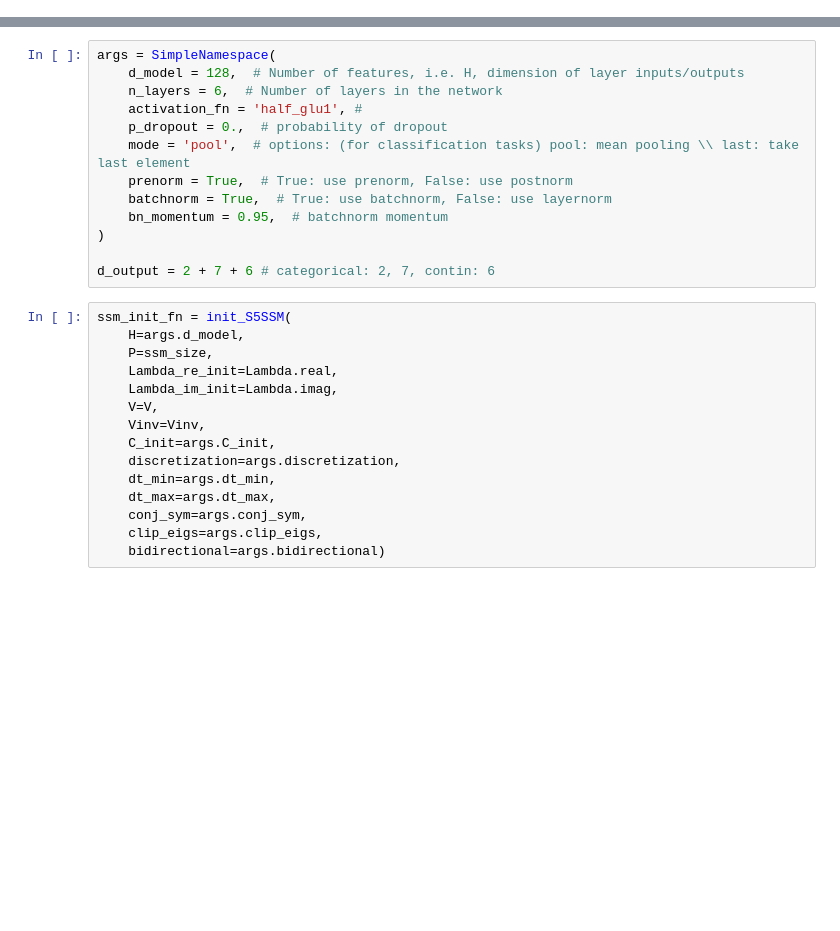
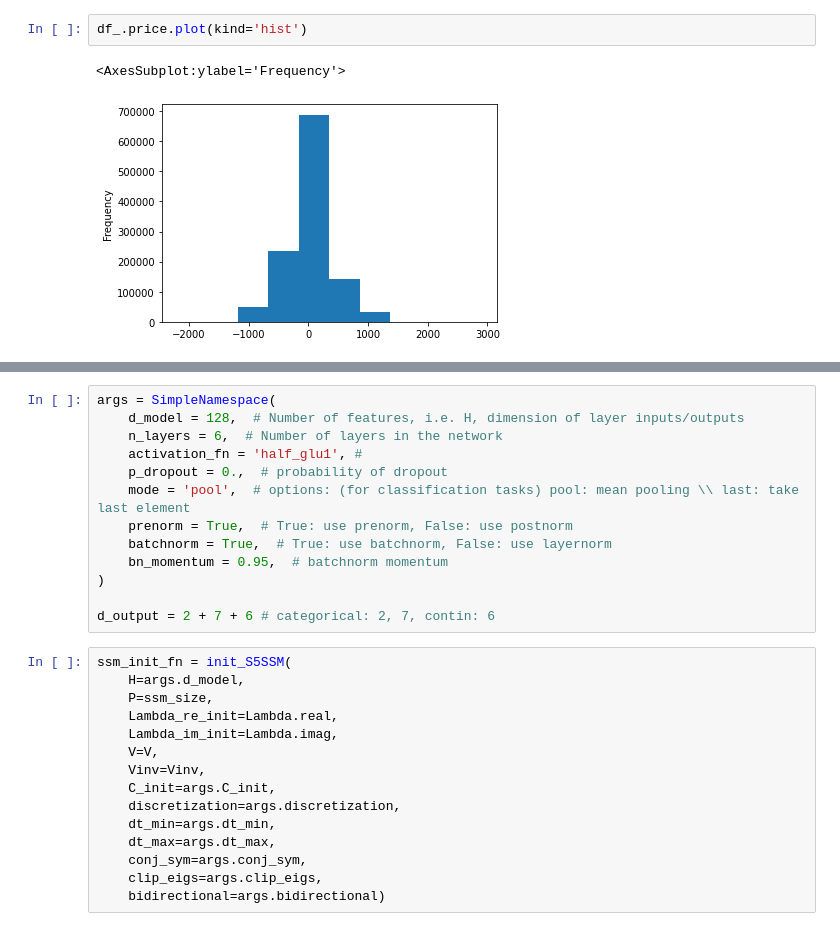
Before and after one commit to saschafrey/LOBS5_Prediction, a Jupyter notebook: lob/lobster_preproc.ipynb, the cells around one changed output, grey strips where cells are left out. Saved outputs shown, nothing was run; the diff lists cells and outputs as text; blank space fills up the shorter version.

```diff
--- a/lob/lobster_preproc.ipynb
+++ b/lob/lobster_preproc.ipynb
@@ -16,0 +260,5 @@ df = pd.read_csv(
+# %%
+df_.price.plot(kind='hist')
+# %% [output]
+<AxesSubplot:ylabel='Frequency'>
+[figure, added]
```
Also changed, not shown: parts of 33 cells of this notebook, 1 other file.
